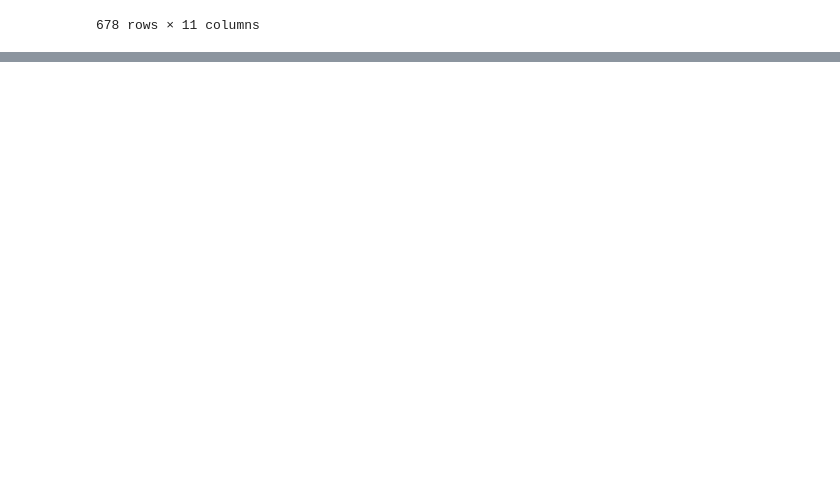
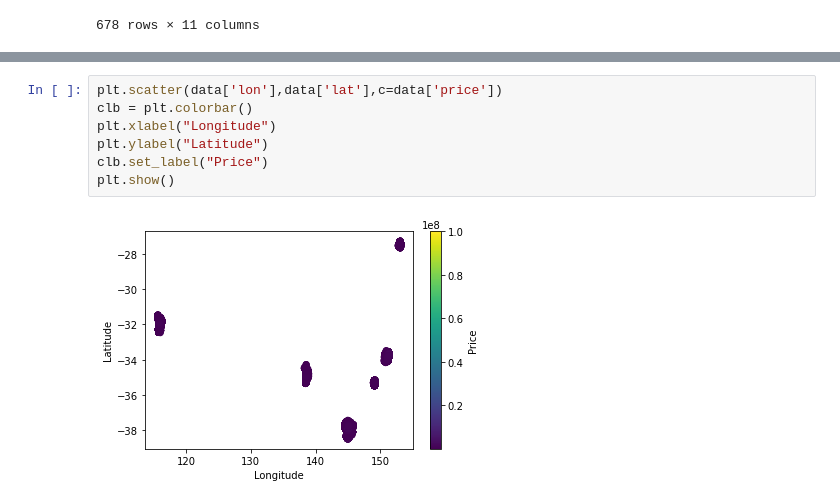
Before and after one commit to ankita-puri/real-estate-project, a Jupyter notebook: priceanalysis.ipynb, the cells around one changed output, grey strips where cells are left out. Cells and saved outputs as stored; diff of their text form; blank space fills up the shorter version.

```diff
--- a/priceanalysis.ipynb
+++ b/priceanalysis.ipynb
@@ -713,3 +714,12 @@ fig.update_layout(title_text=" Average Price distribution for 3-Bedroom and 4-Be
 fig.show()
 # %% [output]
 [interactive output not drawn]
+# %%
+plt.scatter(data['lon'],data['lat'],c=data['price'])
+clb = plt.colorbar()
+plt.xlabel("Longitude")
+plt.ylabel("Latitude")
+clb.set_label("Price")
+plt.show()
+# %% [output]
+[figure, added]
```
Also changed, not shown: parts of 35 cells of this notebook, 1 other file.
